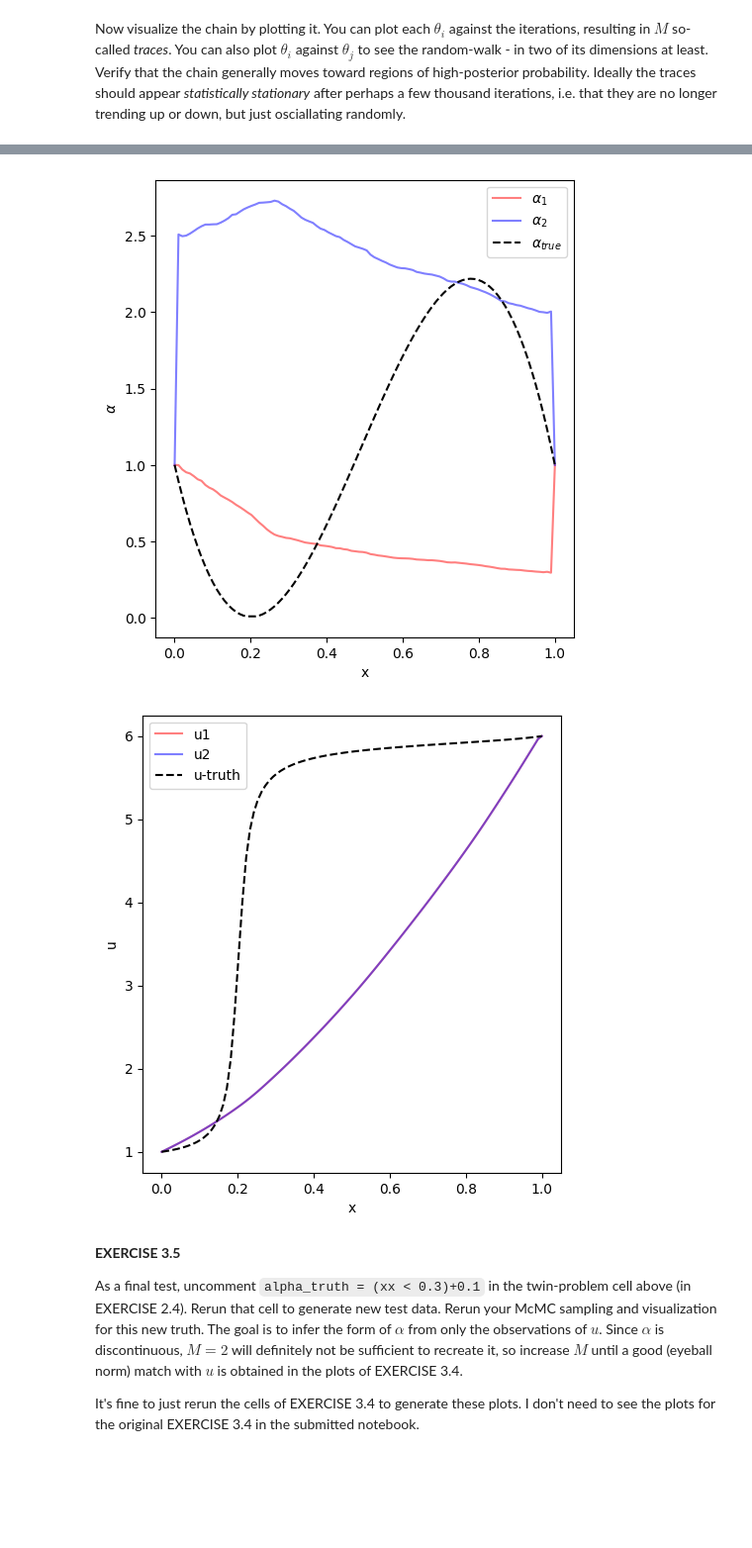
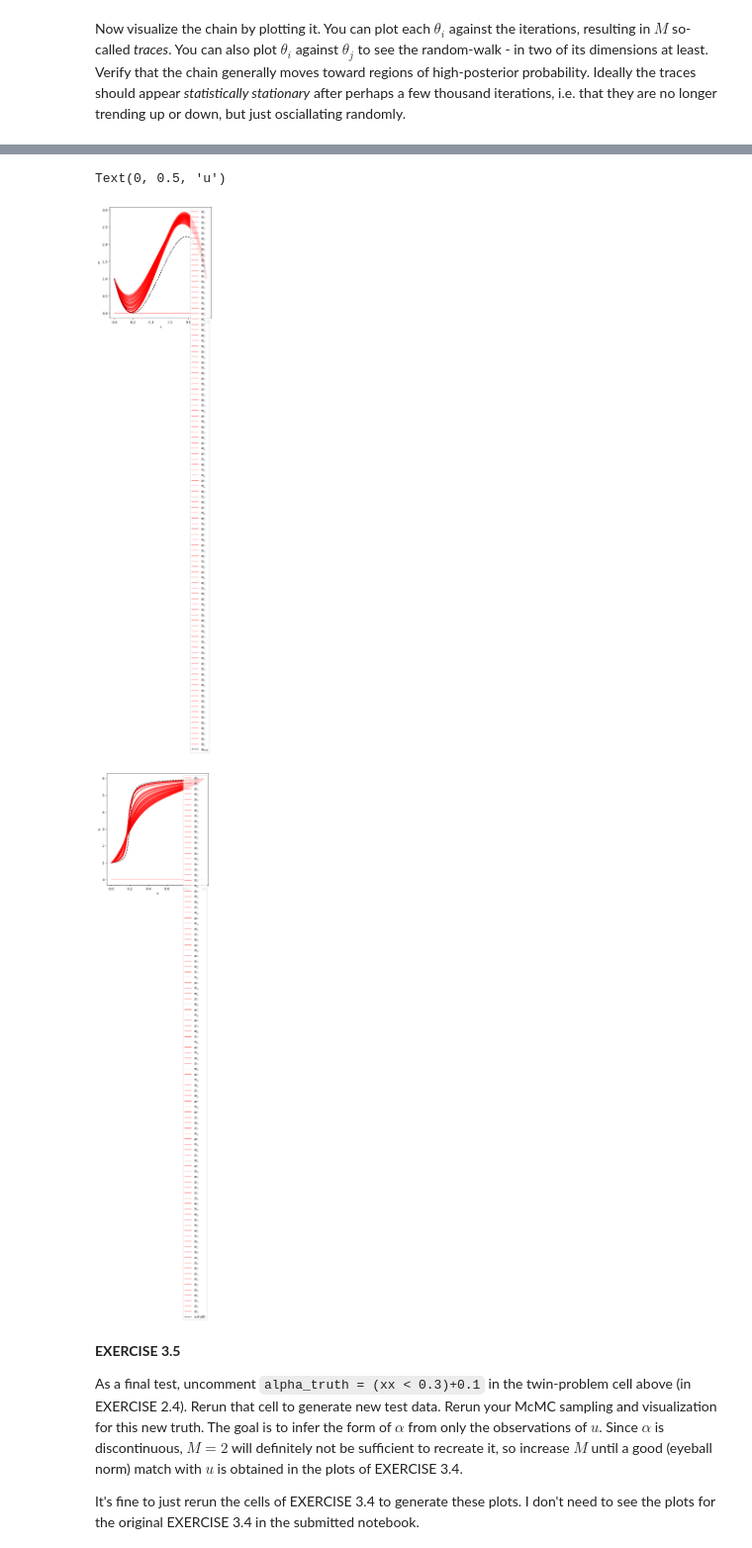
Before and after one commit to msahirs/CFD_IV, a Jupyter notebook: Tutorial3_sahir.ipynb, the cells around one changed output, grey strips where cells are left out. Shown at 99% size. Cells and saved outputs as stored; diff of their text form; code cells hidden in the pictures; blank space fills up the shorter version.

```diff
--- a/Tutorial3_sahir.ipynb
+++ b/Tutorial3_sahir.ipynb
@@ -376,12 +376,12 @@ Then we can plot the posterior probability as a function of $\theta_1$ and $\the
 theta_truth = np.array([0.3,2.0])
 
 # Observation locations and simulation grid respectively
-N = 100  # Number of grid-points
-P = 40   # Number of observations
+N = 200  # Number of grid-points
+P = 100   # Number of observations
 xd = np.linspace(0,1,P)
 xx = np.linspace(0,1,N)
 alpha_truth = alpha_spline(xx, theta_truth)
-###alpha_truth = (xx < 0.3)+0.1  ### Challenge: Uncomment for EXERCISE 3.5
+# alpha_truth = (xx < 0.3)+0.1  ### Challenge: Uncomment for EXERCISE 3.5
 
 # Reference solution sampled at the observation points
 # This defines our reference for alpha with amplitude=0.55, frequency=5.
@@ -624,16 +611,39 @@ Why at the end of every chain: to avoid too many solve_poissions (unsure)
 # %%
-P = 100
-pitch = int(N_samples/P)
+P = 100 # number of samples for plotting
+M = 2 # 1D only
+pitch = 10 # sampling rate
+N_tot = P*pitch # total number of runs
 xd = np.linspace(0,1,P)
 
-theta1 = chain[:,0]
-theta2 = chain[:,1]
+alpha = np.zeros((len(xd), P))
+u = np.zeros((len(xd), P))
+theta = np.zeros((M,P))
 
-alpha1 = alpha_spline(xd, theta1[::pitch])
-u1 = solve_poisson(alpha, 0., U0, U1)
+for i in range(1, P):
+    print(f'\nLoop{i}')
+    chain = mcmc(M, pdf = posterior_logpdf, theta0 = np.array([1,2.5]), N = i*pitch, sigma_prop = 0.002)
+    theta[0, i] = chain[-1, 0]
+    theta[1, i] = chain[-1, 1]
+    alpha[:, i] = alpha_spline(xd,theta[:,i])
+    u[:, i] = solve_poisson(alpha[:,i], 0., U0, U1)
 
-alpha2 = alpha_spline(xd, theta2[::pitch])
-u2 = solve_poisson(alpha, 0., U0, U1)
+
+# alpha = alpha_spline(xd,theta)
+# u = solve_poisson(alpha, 0., U0, U1)
+
+
+# pitch = int(N_samples/P)
+
+# theta1 = chain[:,0]
+# theta2 = chain[:,1]
+
+# alpha1 = alpha_spline(xd, theta1[::pitch])
+# u1 = solve_poisson(alpha1, 0., U0, U1)
+
+# alpha2 = alpha_spline(xd, theta2[::pitch])
+# u2 = solve_poisson(alpha2, 0., U0, U1)
+
+
 
 theta_truth = np.array([0.3,2.0])
 N = 100  # Number of grid-points
@@ -645,8 +655,8 @@ u_truth = solve_poisson(alpha_truth, 0., U0, U1)
 # plot alpha against x
 plt.figure(figsize=(12,6))
 plt.subplot(121)
-plt.plot(xd, alpha1, color = 'red', alpha=0.5, label = r'$\alpha_1$')
-plt.plot(xd, alpha2, color = 'blue', alpha=0.5, label = r'$\alpha_2$')
+for i in range(P):
+    plt.plot(xd, alpha[:,i], color = 'red', alpha=0.5)
 plt.plot(xx, alpha_truth,  '--', color = 'black', label = r'$\alpha_{true}$')  # True solution
 plt.legend()
 plt.xlabel(r'x'); plt.ylabel(r'$\alpha$')
@@ -654,8 +664,8 @@ plt.xlabel(r'x'); plt.ylabel(r'$\alpha$')
 # plot theta against M
 plt.figure(figsize=(12,6))
 plt.subplot(122)
-plt.plot(xd, u2, color = 'red', alpha=0.5, label = 'u1')
-plt.plot(xd, u2, color = 'blue', alpha=0.5, label = 'u2')
+for i in range(P):
+    plt.plot(xd, u[:,i], color = 'blue', alpha=0.5)
 plt.plot(xx, u_truth,  '--', color = 'black', label = 'u-truth')  # True solution
 plt.legend()
 plt.xlabel(r'x'); plt.ylabel('u')
@@ -664,5 +706,6 @@ Text(0, 0.5, 'u')
+Text(0, 0.5, 'u')
-[figure, old version]
+[figure, new version]
-[figure, old version]
+[figure, new version]
 # %% [markdown]
 **EXERCISE 3.5**
 
```
Also changed, not shown: parts of 10 cells of this notebook.
